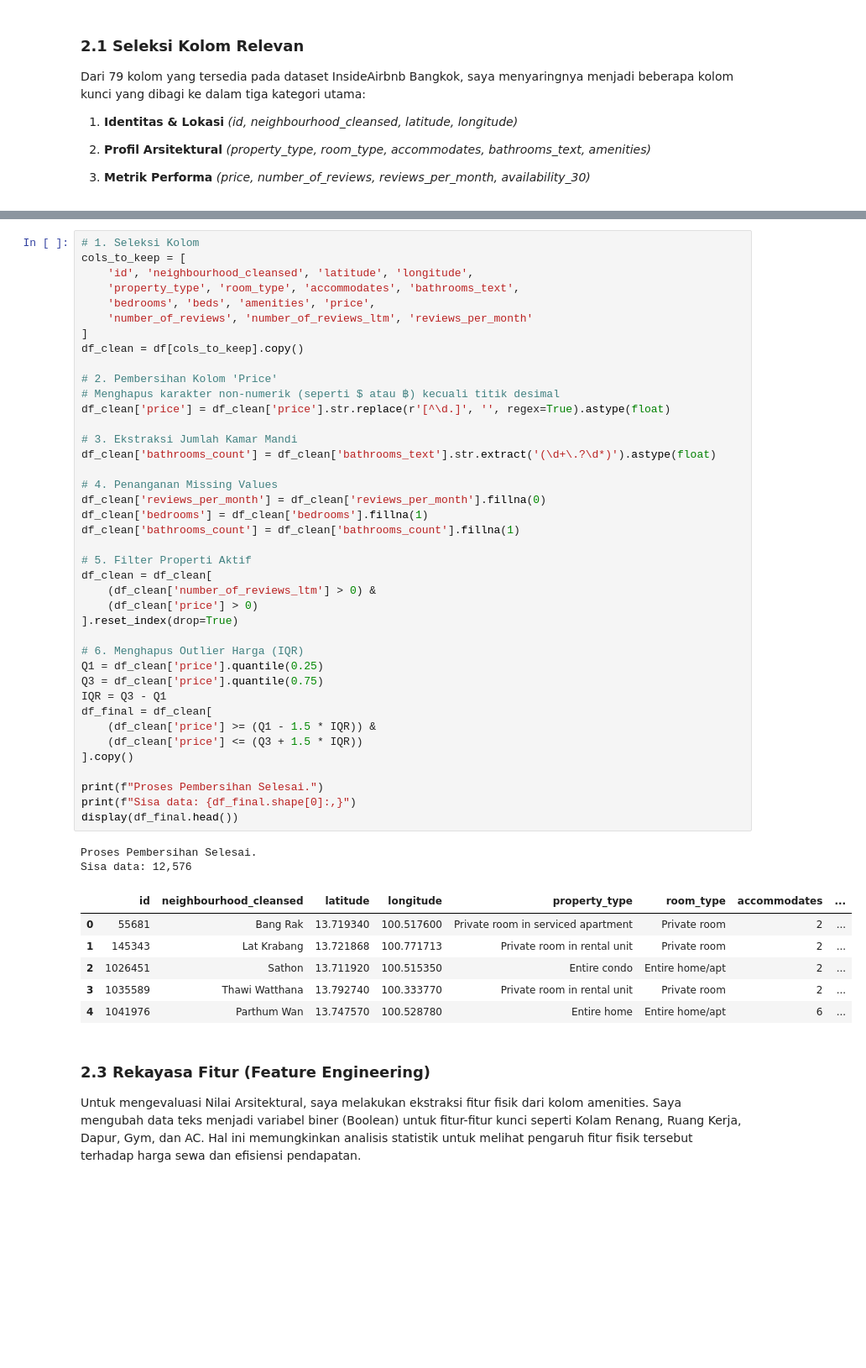
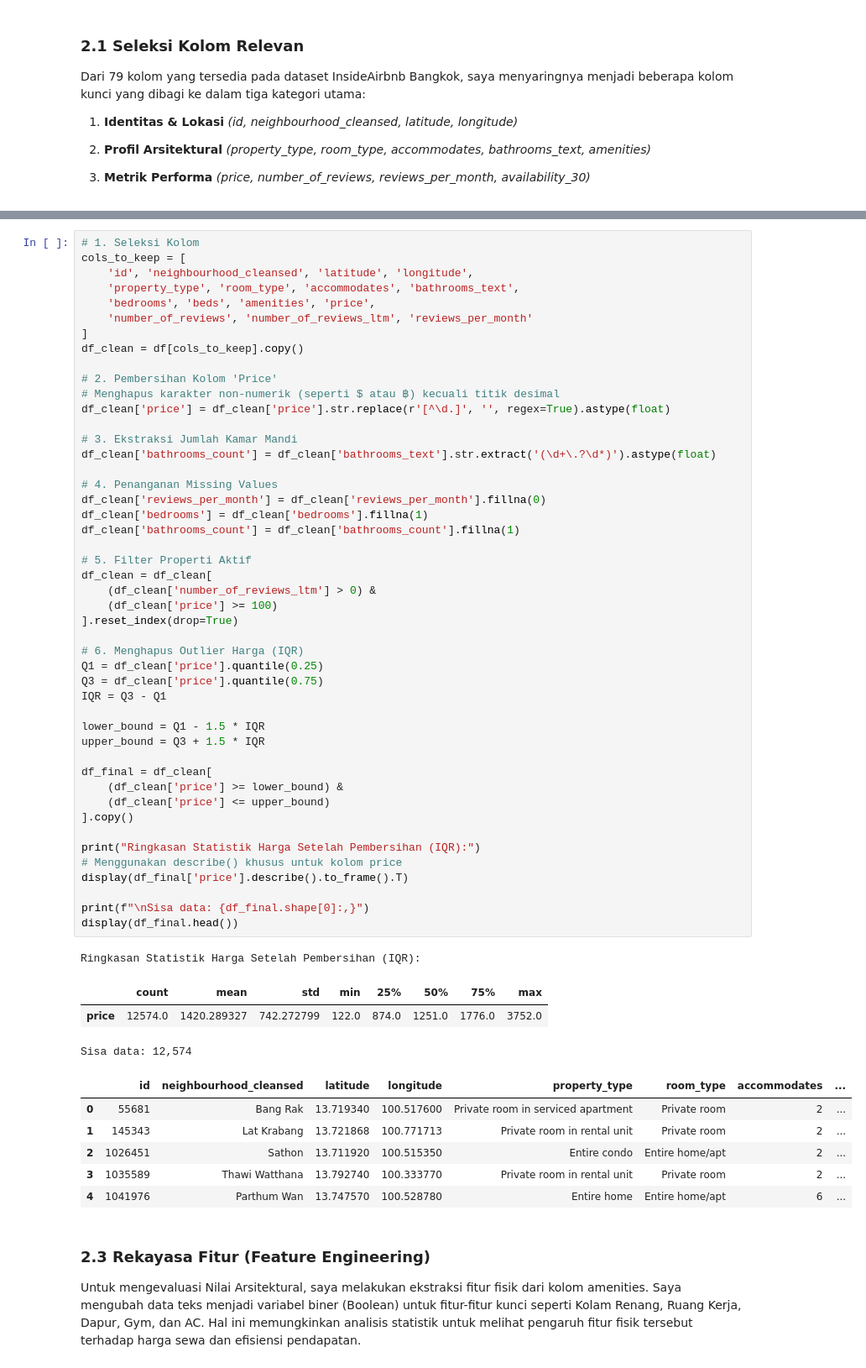
Before and after one commit to s-hidayat/Bangkok-Airbnb-analysis, a Jupyter notebook: analysis_bangkok_v_02.ipynb, the cells around one changed output, grey strips where cells are left out. Shown at 84% size. Cells and saved outputs as stored; diff of their text form; blank space fills up the shorter version.

```diff
--- a/analysis_bangkok_v_02.ipynb
+++ b/analysis_bangkok_v_02.ipynb
@@ -127,46 +127,55 @@ cols_to_keep = [
     'number_of_reviews', 'number_of_reviews_ltm', 'reviews_per_month'
 ]
 df_clean = df[cols_to_keep].copy()
 
 # 2. Pembersihan Kolom 'Price'
 # Menghapus karakter non-numerik (seperti $ atau ฿) kecuali titik desimal
 df_clean['price'] = df_clean['price'].str.replace(r'[^\d.]', '', regex=True).astype(float)
 
 # 3. Ekstraksi Jumlah Kamar Mandi
 df_clean['bathrooms_count'] = df_clean['bathrooms_text'].str.extract('(\d+\.?\d*)').astype(float)
 
 # 4. Penanganan Missing Values
 df_clean['reviews_per_month'] = df_clean['reviews_per_month'].fillna(0)
 df_clean['bedrooms'] = df_clean['bedrooms'].fillna(1)
 df_clean['bathrooms_count'] = df_clean['bathrooms_count'].fillna(1)
 
 # 5. Filter Properti Aktif
 df_clean = df_clean[
     (df_clean['number_of_reviews_ltm'] > 0) &
-    (df_clean['price'] > 0)
+    (df_clean['price'] >= 100)
 ].reset_index(drop=True)
 
 # 6. Menghapus Outlier Harga (IQR)
 Q1 = df_clean['price'].quantile(0.25)
 Q3 = df_clean['price'].quantile(0.75)
 IQR = Q3 - Q1
+
+lower_bound = Q1 - 1.5 * IQR
+upper_bound = Q3 + 1.5 * IQR
+
 df_final = df_clean[
-    (df_clean['price'] >= (Q1 - 1.5 * IQR)) &
-    (df_clean['price'] <= (Q3 + 1.5 * IQR))
+    (df_clean['price'] >= lower_bound) &
+    (df_clean['price'] <= upper_bound)
 ].copy()
 
-print(f"Proses Pembersihan Selesai.")
-print(f"Sisa data: {df_final.shape[0]:,}")
+print("Ringkasan Statistik Harga Setelah Pembersihan (IQR):")
+# Menggunakan describe() khusus untuk kolom price
+display(df_final['price'].describe().to_frame().T)
+
+print(f"\nSisa data: {df_final.shape[0]:,}")
 display(df_final.head())
 # %% [output]
-Proses Pembersihan Selesai.
-Sisa data: 12,576
+Ringkasan Statistik Harga Setelah Pembersihan (IQR):
-|  | id | neighbourhood_cleansed | latitude | longitude | property_type | room_type | accommodates | ... |
-| 0 | 55681 | Bang Rak | 13.719340 | 100.517600 | Private room in serviced apartment | Private room | 2 | ... |
-| 1 | 145343 | Lat Krabang | 13.721868 | 100.771713 | Private room in rental unit | Private room | 2 | ... |
-| 2 | 1026451 | Sathon | 13.711920 | 100.515350 | Entire condo | Entire home/apt | 2 | ... |
-| 3 | 1035589 | Thawi Watthana | 13.792740 | 100.333770 | Private room in rental unit | Private room | 2 | ... |
-| 4 | 1041976 | Parthum Wan | 13.747570 | 100.528780 | Entire home | Entire home/apt | 6 | ... |
+|  | count | mean | std | min | 25% | 50% | 75% | max |
+| price | 12574.0 | 1420.289327 | 742.272799 | 122.0 | 874.0 | 1251.0 | 1776.0 | 3752.0 |
+Sisa data: 12,574
+|  | id | neighbourhood_cleansed | latitude | longitude | property_type | room_type | accommodates | ... |
+| 0 | 55681 | Bang Rak | 13.719340 | 100.517600 | Private room in serviced apartment | Private room | 2 | ... |
+| 1 | 145343 | Lat Krabang | 13.721868 | 100.771713 | Private room in rental unit | Private room | 2 | ... |
+| 2 | 1026451 | Sathon | 13.711920 | 100.515350 | Entire condo | Entire home/apt | 2 | ... |
+| 3 | 1035589 | Thawi Watthana | 13.792740 | 100.333770 | Private room in rental unit | Private room | 2 | ... |
+| 4 | 1041976 | Parthum Wan | 13.747570 | 100.528780 | Entire home | Entire home/apt | 6 | ... |
 # %% [markdown]
 ### 2.3 Rekayasa Fitur (Feature Engineering)
 
```
Also changed, not shown: parts of 5 cells of this notebook.
